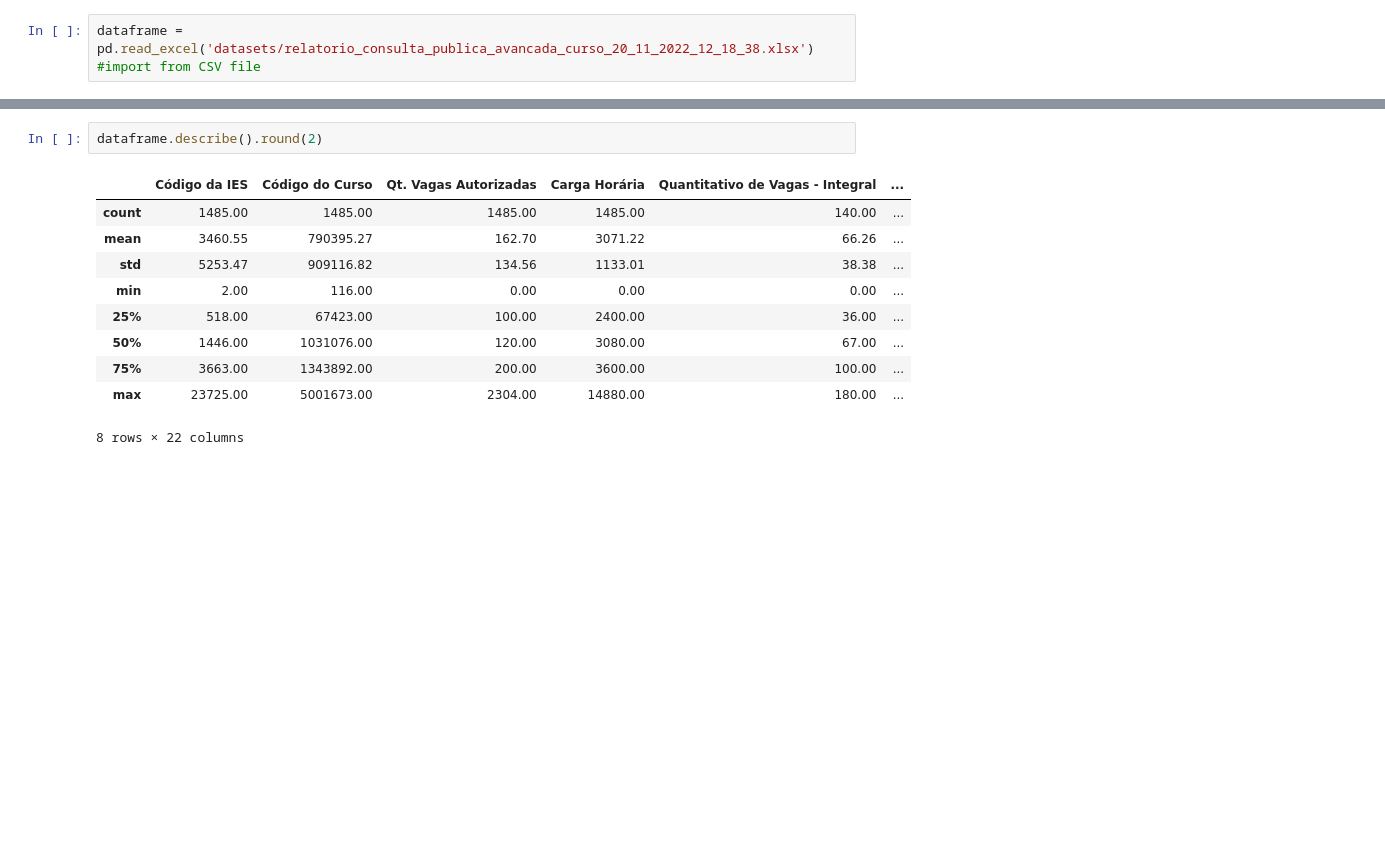
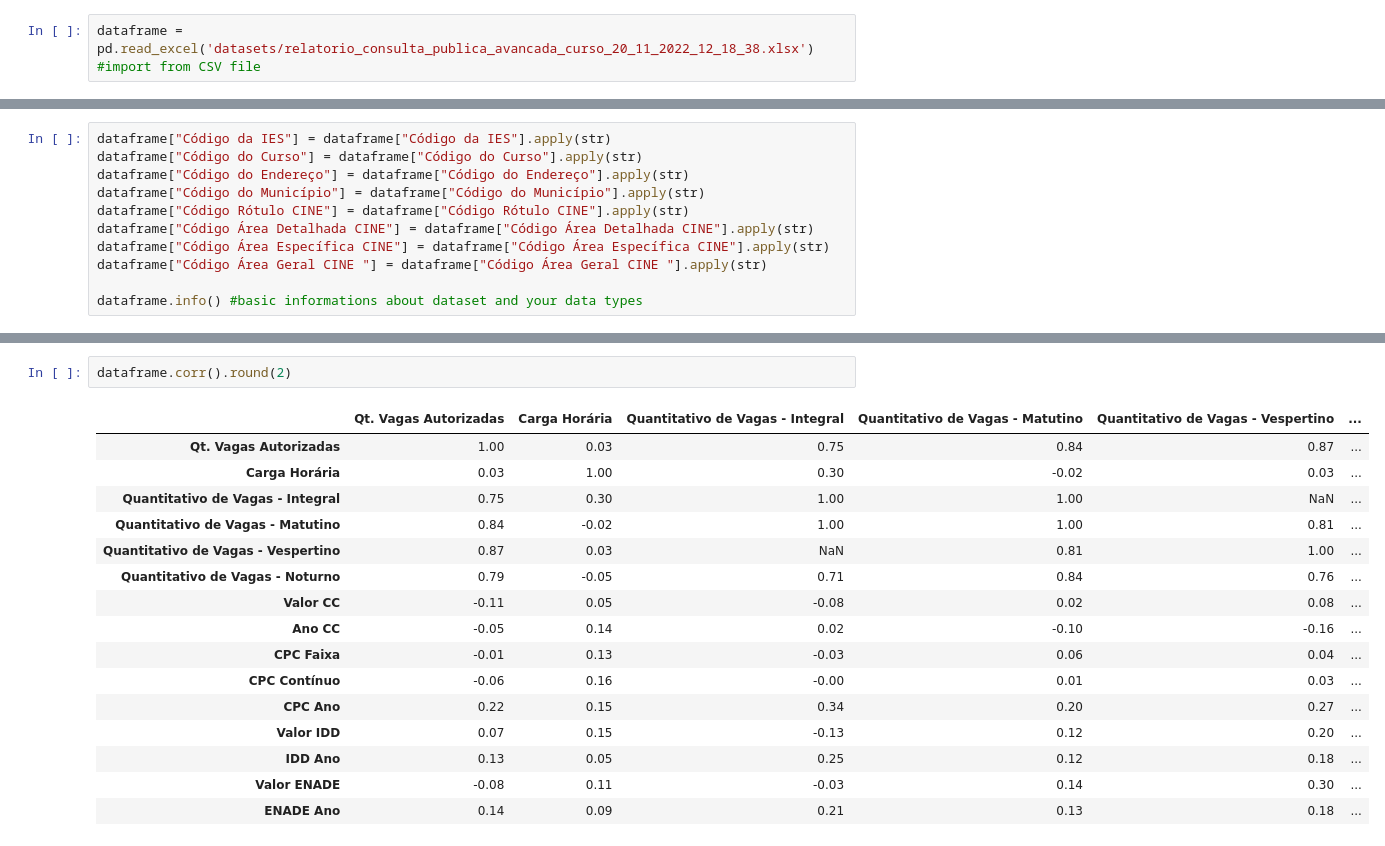
Before and after one commit to edupires89/datascience, a Jupyter notebook: 01_exploratoryanalysis.ipynb, the cells around one changed output, grey strips where cells are left out. Saved outputs shown, nothing was run; the diff lists cells and outputs as text; blank space fills up the shorter version.

```diff
--- a/01_exploratoryanalysis.ipynb
+++ b/01_exploratoryanalysis.ipynb
@@ -50,0 +47,11 @@ memory usage: 603.4+ KB
+# %%
+dataframe["Código da IES"] = dataframe["Código da IES"].apply(str)
+dataframe["Código do Curso"] = dataframe["Código do Curso"].apply(str)
+dataframe["Código do Endereço"] = dataframe["Código do Endereço"].apply(str)
+dataframe["Código do Município"] = dataframe["Código do Município"].apply(str)
+dataframe["Código Rótulo CINE"] = dataframe["Código Rótulo CINE"].apply(str)
+dataframe["Código Área Detalhada CINE"] = dataframe["Código Área Detalhada CINE"].apply(str)
+dataframe["Código Área Específica CINE"] = dataframe["Código Área Específica CINE"].apply(str)
+dataframe["Código Área Geral CINE "] = dataframe["Código Área Geral CINE "].apply(str)
+
+dataframe.info() #basic informations about dataset and your data types
@@ -51,13 +194,19 @@ memory usage: 603.4+ KB
 # %%
-dataframe.describe().round(2)
+dataframe.corr().round(2)
 # %% [output]
-|  | Código da IES | Código do Curso | Qt. Vagas Autorizadas | Carga Horária | Quantitativo de Vagas - Integral | ... |
-| count | 1485.00 | 1485.00 | 1485.00 | 1485.00 | 140.00 | ... |
-| mean | 3460.55 | 790395.27 | 162.70 | 3071.22 | 66.26 | ... |
-| std | 5253.47 | 909116.82 | 134.56 | 1133.01 | 38.38 | ... |
-| min | 2.00 | 116.00 | 0.00 | 0.00 | 0.00 | ... |
-| 25% | 518.00 | 67423.00 | 100.00 | 2400.00 | 36.00 | ... |
-| 50% | 1446.00 | 1031076.00 | 120.00 | 3080.00 | 67.00 | ... |
-| 75% | 3663.00 | 1343892.00 | 200.00 | 3600.00 | 100.00 | ... |
-| max | 23725.00 | 5001673.00 | 2304.00 | 14880.00 | 180.00 | ... |
+|  | Qt. Vagas Autorizadas | Carga Horária | Quantitativo de Vagas - Integral | Quantitativo de Vagas - Matutino | Quantitativo de Vagas - Vespertino | ... |
+| Qt. Vagas Autorizadas | 1.00 | 0.03 | 0.75 | 0.84 | 0.87 | ... |
+| Carga Horária | 0.03 | 1.00 | 0.30 | -0.02 | 0.03 | ... |
+| Quantitativo de Vagas - Integral | 0.75 | 0.30 | 1.00 | 1.00 | NaN | ... |
+| Quantitativo de Vagas - Matutino | 0.84 | -0.02 | 1.00 | 1.00 | 0.81 | ... |
+| Quantitativo de Vagas - Vespertino | 0.87 | 0.03 | NaN | 0.81 | 1.00 | ... |
+| Quantitativo de Vagas - Noturno | 0.79 | -0.05 | 0.71 | 0.84 | 0.76 | ... |
+| Valor CC | -0.11 | 0.05 | -0.08 | 0.02 | 0.08 | ... |
+| Ano CC | -0.05 | 0.14 | 0.02 | -0.10 | -0.16 | ... |
+| CPC Faixa | -0.01 | 0.13 | -0.03 | 0.06 | 0.04 | ... |
+| CPC Contínuo | -0.06 | 0.16 | -0.00 | 0.01 | 0.03 | ... |
+| CPC Ano | 0.22 | 0.15 | 0.34 | 0.20 | 0.27 | ... |
+| Valor IDD | 0.07 | 0.15 | -0.13 | 0.12 | 0.20 | ... |
+| IDD Ano | 0.13 | 0.05 | 0.25 | 0.12 | 0.18 | ... |
+| Valor ENADE | -0.08 | 0.11 | -0.03 | 0.14 | 0.30 | ... |
+| ENADE Ano | 0.14 | 0.09 | 0.21 | 0.13 | 0.18 | ... |
-8 rows × 22 columns
```
Also changed, not shown: parts of 24 cells of this notebook.
